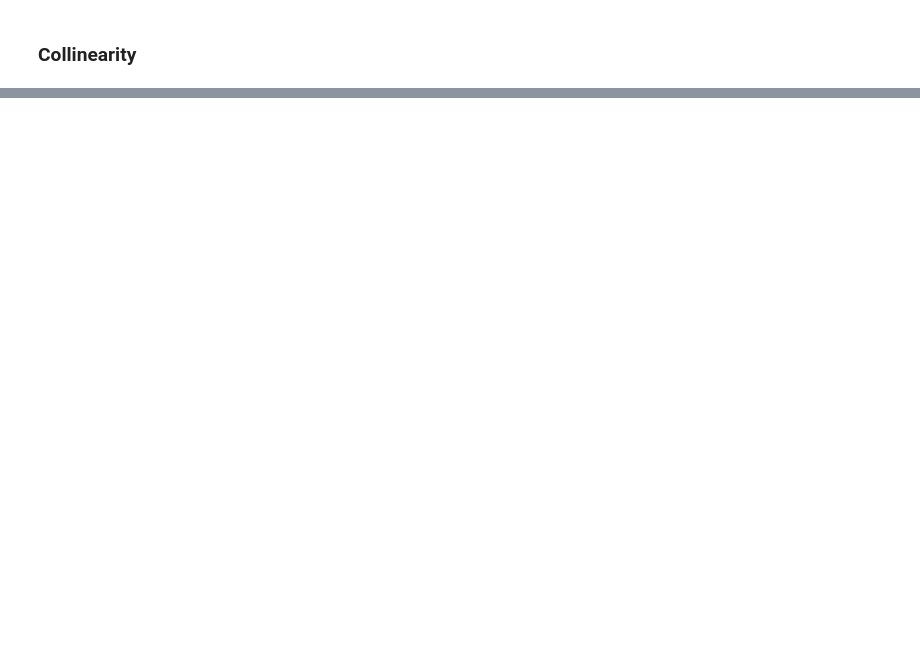
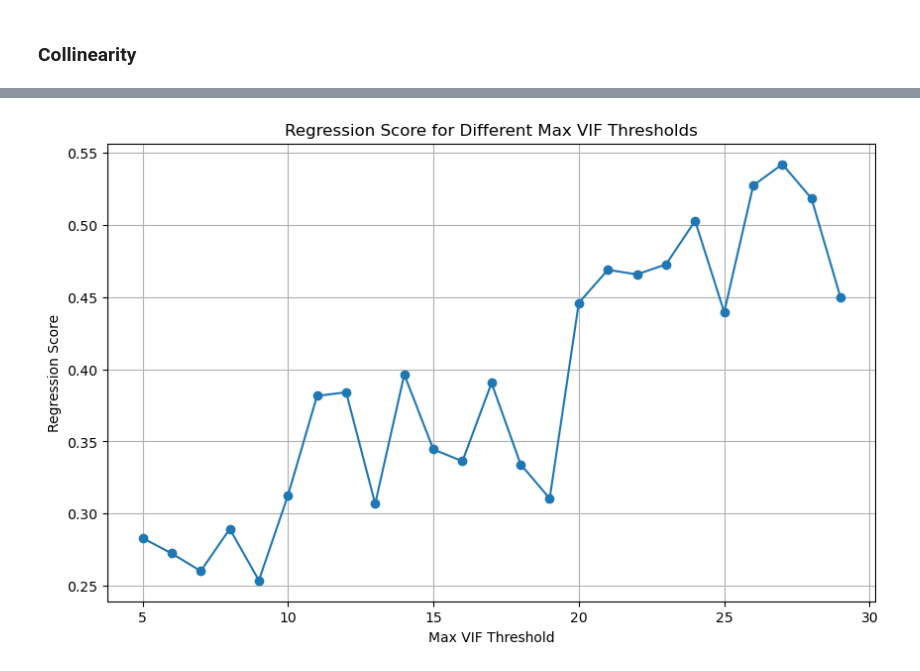
Before and after one commit to imadahmad97/ml_practice, a Jupyter notebook: models/supervised_learning/linear_regression/cancer_reg.ipynb, the cells around one changed output, grey strips where cells are left out. Cells and saved outputs as stored; diff of their text form; code cells hidden in the pictures; blank space fills up the shorter version.

Commit message:
trying new model

```diff
--- a/models/supervised_learning/linear_regression/cancer_reg.ipynb
+++ b/models/supervised_learning/linear_regression/cancer_reg.ipynb
@@ -116,4 +119,5 @@ encoder = OneHotEncoder(sparse_output=False).set_output(transform='pandas')
 categorical_data = encoder.fit_transform(categorical_data)
 # %%
 scaled_data = pd.concat([numerical_data, categorical_data], axis=1)
-scaled_data
+X = scaled_data[ scaled_data.columns[scaled_data.columns!='TARGET_deathRate'] ].copy()
+y = scaled_data[['TARGET_deathRate']].copy()
@@ -157,3 +147,52 @@ BirthRate                 10.854009
+# %%
+import pandas as pd
+from statsmodels.stats.outliers_influence import variance_inflation_factor
+from sklearn.model_selection import train_test_split
+from sklearn.linear_model import LinearRegression
+import matplotlib.pyplot as plt
+
+def calculate_vif(data):
+    vif_data = pd.DataFrame()
+    vif_data["feature"] = data.columns
+    vif_data["VIF_value"] = [variance_inflation_factor(data.values, i) for i in range(data.shape[1])]
+    return vif_data
+
+# Assume X and y are already defined
+# Store the original X to reset for each VIF threshold
+original_X = X.copy()
+
+max_vif_thresholds = range(5, 30)  # Example range from 5 to 20
+scores = []
+
+for max_vif in max_vif_thresholds:
+    X = original_X.copy()
+
+    while True:
+        vif_data = calculate_vif(X)
+        max_vif_value = vif_data['VIF_value'].max()
+        if max_vif_value > max_vif:
+            max_vif_feature = vif_data[vif_data['VIF_value'] == max_vif_value]['feature'].iloc[0]
+            X.drop(max_vif_feature, axis=1, inplace=True)
+        else:
+            break
+
+    X_train, X_test, y_train, y_test = train_test_split(X, y, test_size=0.25)
+
+    regr = LinearRegression()
+    regr.fit(X_train, y_train)
+    score = regr.score(X_test, y_test)
+    scores.append(score)
+
+# Plot the results
+plt.figure(figsize=(10, 6))
+plt.plot(max_vif_thresholds, scores, marker='o')
+plt.xlabel('Max VIF Threshold')
+plt.ylabel('Regression Score')
+plt.title('Regression Score for Different Max VIF Thresholds')
+plt.grid(True)
+plt.show()
+# %% [output]
+[figure, added]
 # %%
 def calculate_vif(data):
     vif_data = pd.DataFrame()
```
Also changed, not shown: parts of 7 cells of this notebook.
